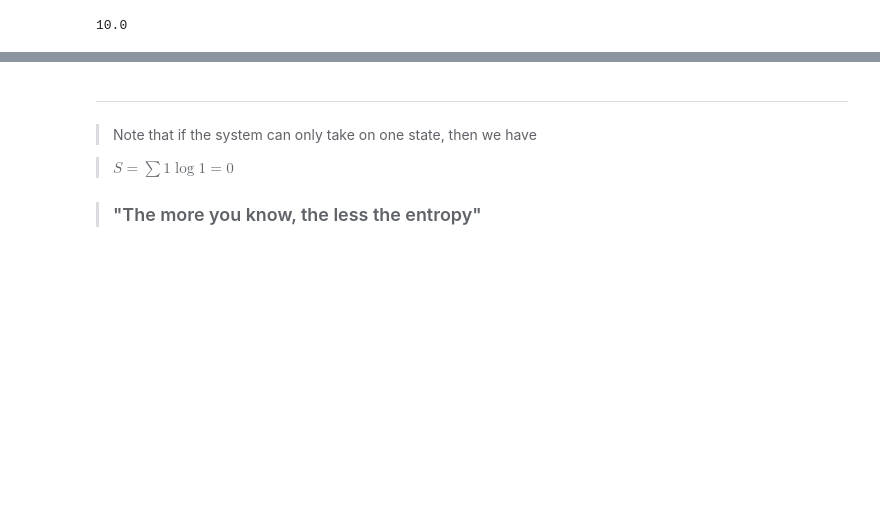
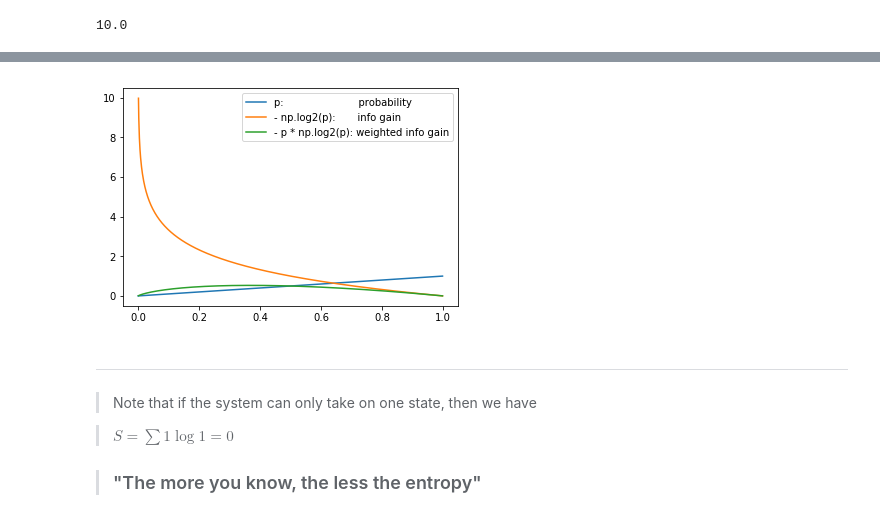
Before and after one commit to galenwilkerson/statistical-mechanics, a Jupyter notebook: Statistical Mechanics Notebook Lectures 1-4.ipynb, the cells around one changed output, grey strips where cells are left out. Drawn from its saved outputs; the diff is of its cells as text; code cells hidden in the pictures; blank space fills up the shorter version.

```diff
--- a/Statistical Mechanics Notebook Lectures 1-4.ipynb
+++ b/Statistical Mechanics Notebook Lectures 1-4.ipynb
@@ -369,3 +428,15 @@ S
+# %%
+# demonstrate that weighted information gain does indeed go to 0 as p -> 0
+
+p = np.arange(0,1,.001)
+plt.figure()
+plt.plot(p, p, label = 'p:                        probability')
+plt.plot(p, - np.log2(p), label = '- np.log2(p):       info gain');
+plt.plot(p, - p * np.log2(p), label = '- p * np.log2(p): weighted info gain')
+plt.legend();
+plt.show();
+# %% [output]
+[figure, added]
 # %% [markdown]
 ***
 
```
Also changed, not shown: parts of 9 cells of this notebook, 1 other file.
